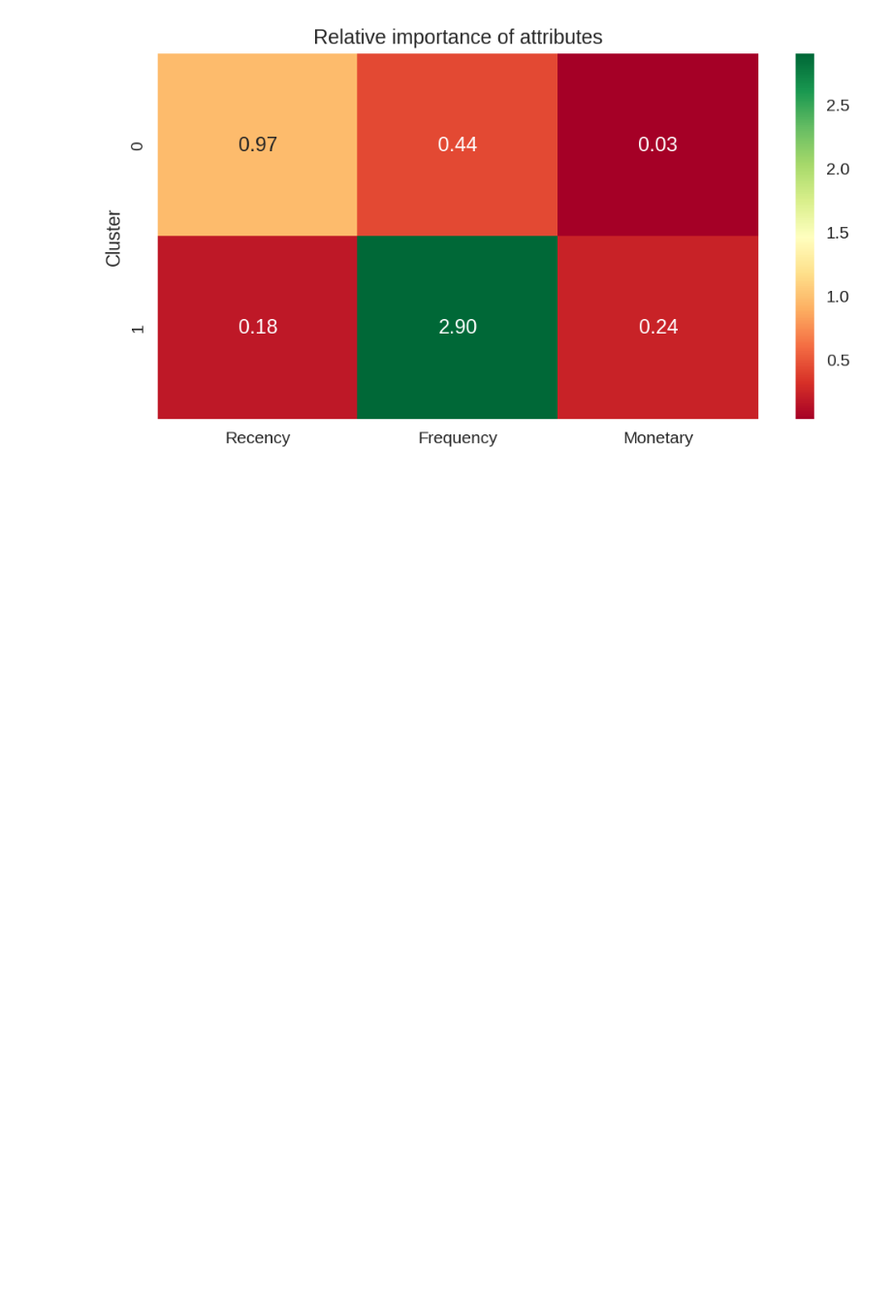
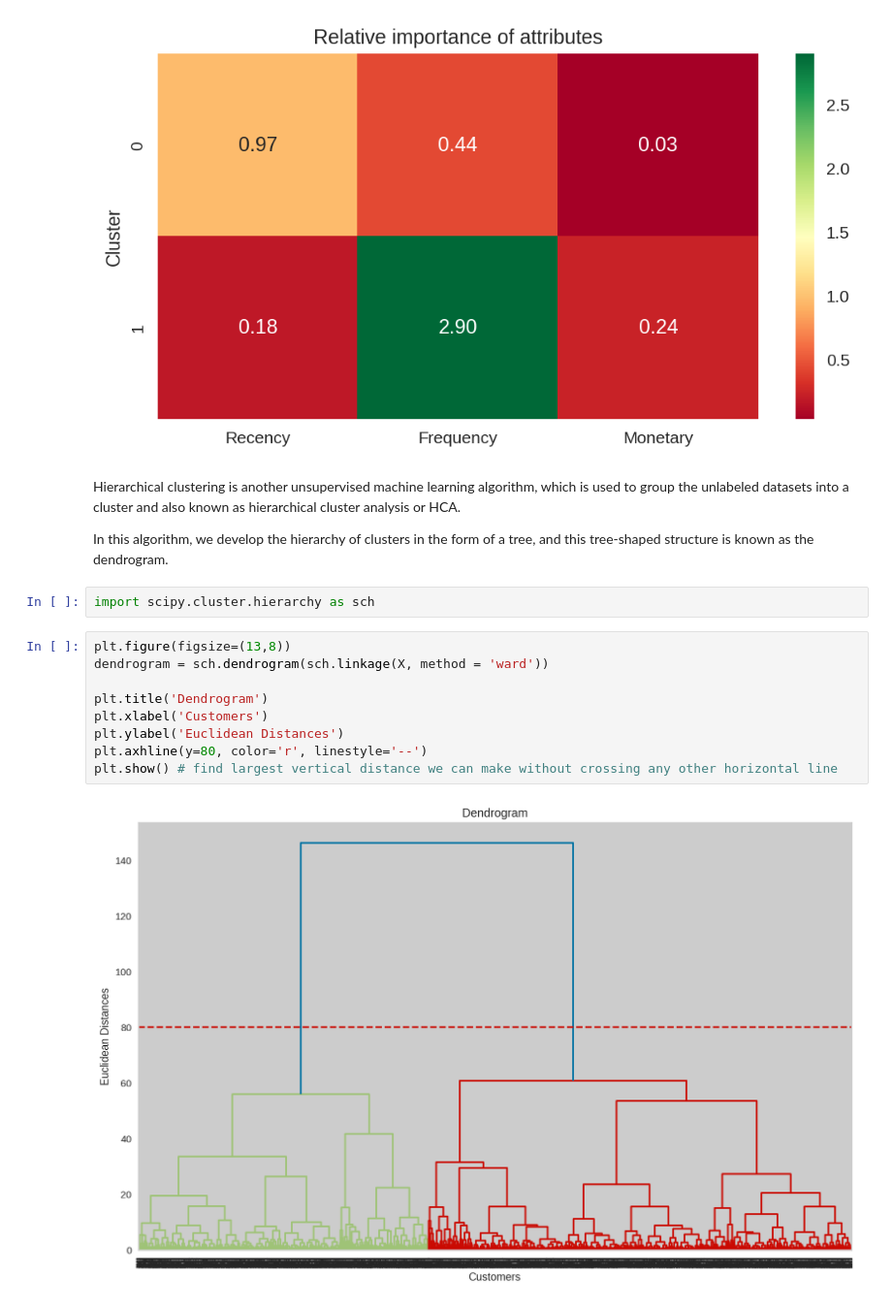
Before and after one commit to junaiskv94/Online-retail-segmentaion, a Jupyter notebook: Capstone4_Online_retail_segmentaion.ipynb, the cells around one changed output. Shown at 97% size. Saved outputs shown, nothing was run; the diff lists cells and outputs as text; blank space fills up the shorter version.

```diff
--- a/Capstone4_Online_retail_segmentaion.ipynb
+++ b/Capstone4_Online_retail_segmentaion.ipynb
@@ -973,3 +987,20 @@ sns.heatmap(data=relative_imp, annot=True, fmt='.2f', cmap='RdYlGn')
 plt.show()
 # %% [output]
 [figure]
+# %% [markdown]
+Hierarchical clustering is another unsupervised machine learning algorithm, which is used to group the unlabeled datasets into a cluster and also known as hierarchical cluster analysis or HCA.
+
+In this algorithm, we develop the hierarchy of clusters in the form of a tree, and this tree-shaped structure is known as the dendrogram.
+# %%
+import scipy.cluster.hierarchy as sch
+# %%
+plt.figure(figsize=(13,8))
+dendrogram = sch.dendrogram(sch.linkage(X, method = 'ward'))
+
+plt.title('Dendrogram')
+plt.xlabel('Customers')
+plt.ylabel('Euclidean Distances')
+plt.axhline(y=80, color='r', linestyle='--')
+plt.show() # find largest vertical distance we can make without crossing any other horizontal line
+# %% [output]
+[figure, added]
```
Also changed, not shown: parts of 12 cells of this notebook.
